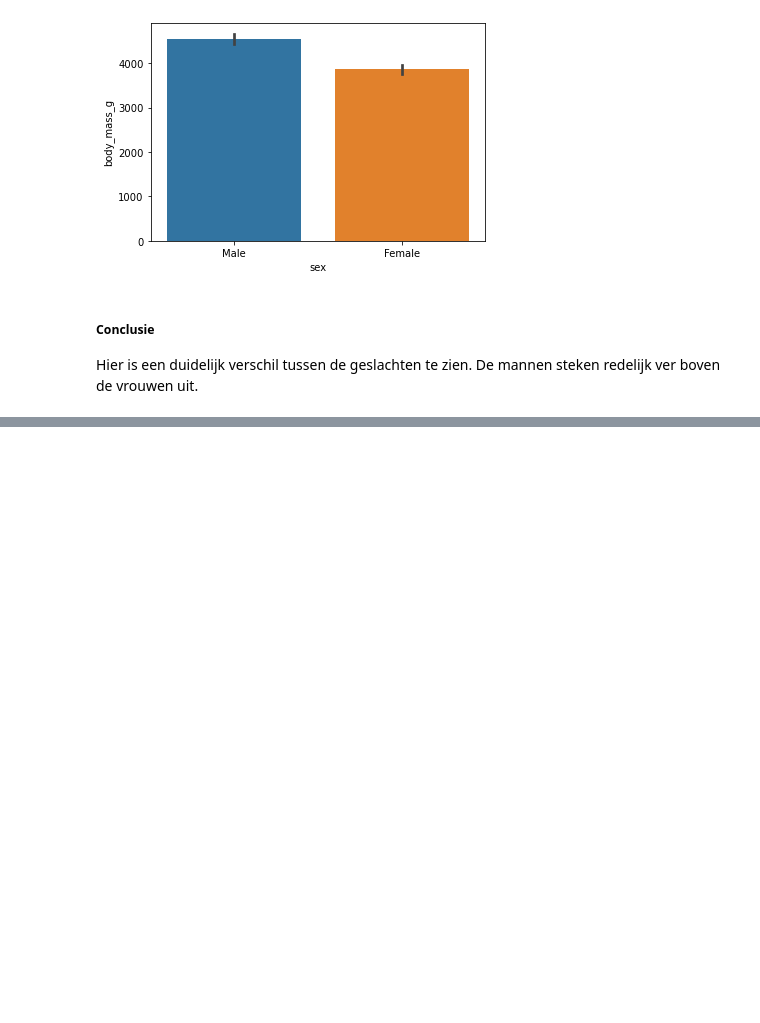
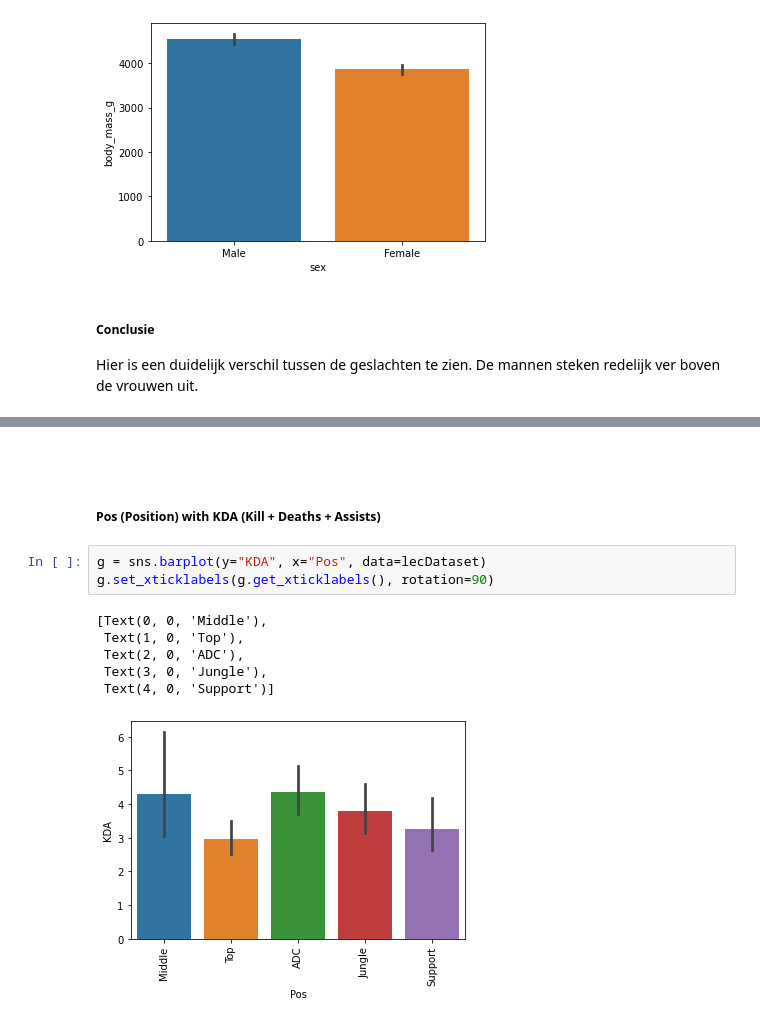
Before and after one commit to elco2000/DataSciencePortfolio, a Jupyter notebook: Week2b.ipynb, the cells around one changed output, grey strips where cells are left out. Drawn from its saved outputs; the diff is of its cells as text; blank space fills up the shorter version.

```diff
--- a/Week2b.ipynb
+++ b/Week2b.ipynb
@@ -75,0 +146,14 @@ Hier is een duidelijk verschil tussen de geslachten te zien. De mannen steken re
+# %% [markdown]
+<br>
+# %% [markdown]
+##### Pos (Position) with KDA (Kill + Deaths + Assists)
+# %%
+g = sns.barplot(y="KDA", x="Pos", data=lecDataset)
+g.set_xticklabels(g.get_xticklabels(), rotation=90)
+# %% [output]
+[Text(0, 0, 'Middle'),
+ Text(1, 0, 'Top'),
+ Text(2, 0, 'ADC'),
+ Text(3, 0, 'Jungle'),
+ Text(4, 0, 'Support')]
+[figure, added]
```
Also changed, not shown: parts of 10 cells of this notebook.
